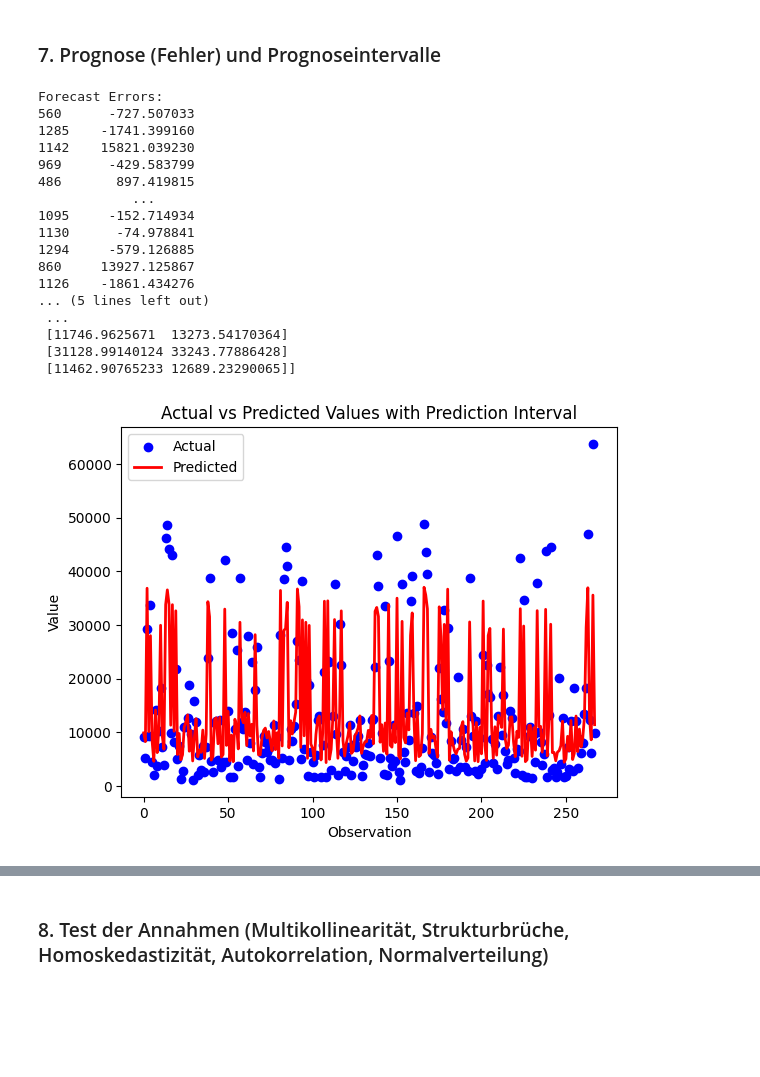
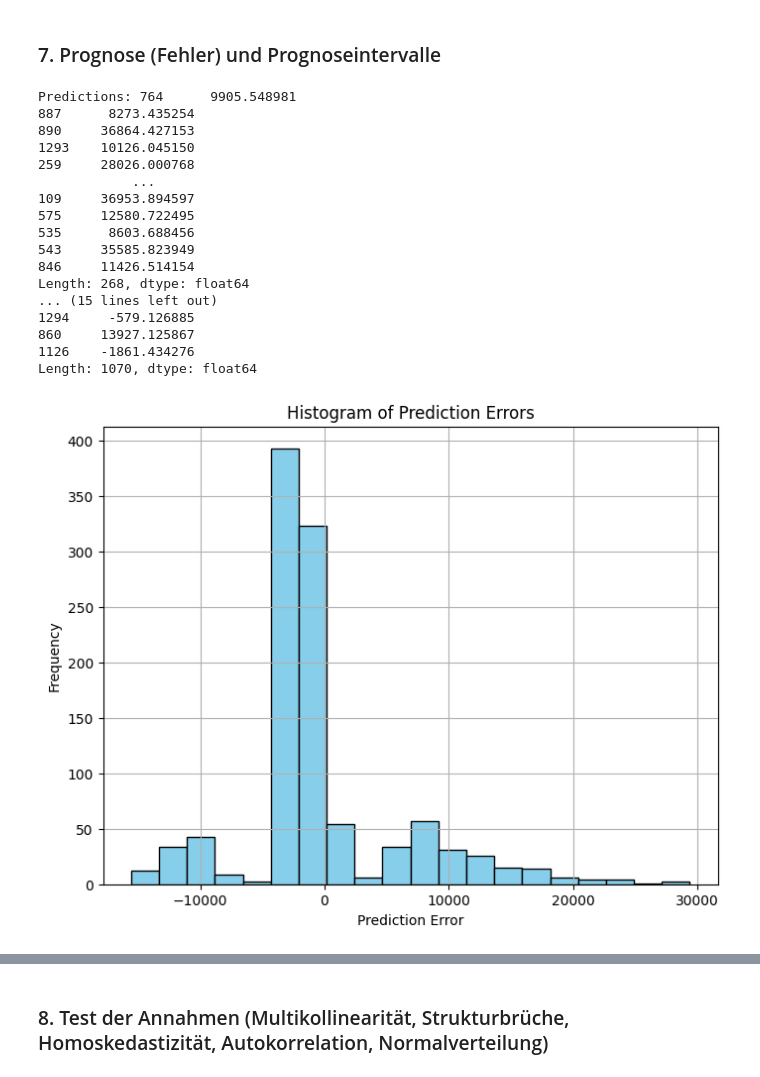
Before and after one commit to BrockherdeT/econometrics, a Jupyter notebook: shared_A2.ipynb, the cells around one changed output, grey strips where cells are left out. Drawn from its saved outputs; the diff is of its cells as text; code cells hidden in the pictures; blank space fills up the shorter version.

```diff
--- a/shared_A2.ipynb
+++ b/shared_A2.ipynb
@@ -571,7 +555,7 @@ P-value: 0.0
 ### 7. Prognose (Fehler) und Prognoseintervalle
 # %%
 # Calculate forecast errors
-forecast_errors = results.resid
+prediction_errors = results.resid
 
 # Calculate prediction intervals
 prediction_intervals = results.get_prediction().conf_int()
@@ -581,50 +565,40 @@ lower_bounds = prediction_intervals[:, 0]
 upper_bounds = prediction_intervals[:, 1]
 
 # Calculate the width of the prediction intervals
-interval_widths = upper_bounds - lower_bounds
+pred_ci = upper_bounds - lower_bounds
 
 # Print or further analyze forecast errors and prediction intervals as needed
-print("Forecast Errors:")
-print(forecast_errors)
-
-print("Prediction Intervals:")
-print(prediction_intervals)
+print("Predictions:", y_pred)
+print("Prediction Intervals:", prediction_intervals)
+print("Prediction Errors:", prediction_errors)
 # %% [output]
-Forecast Errors:
-560      -727.507033
-1285    -1741.399160
-1142    15821.039230
-969      -429.583799
-486       897.419815
+Predictions: 764      9905.548981
+887      8273.435254
+890     36864.427153
+1293    10126.045150
+259     28026.000768
             ...
-1095     -152.714934
-1130      -74.978841
+109     36953.894597
+575     12580.722495
+535      8603.688456
+543     35585.823949
+846     11426.514154
+Length: 268, dtype: float64
+... (15 lines left out)
 1294     -579.126885
 860     13927.125867
 1126    -1861.434276
-... (5 lines left out)
- ...
- [11746.9625671  13273.54170364]
- [31128.99140124 33243.77886428]
- [11462.90765233 12689.23290065]]
+Length: 1070, dtype: float64
-# %%
-import matplotlib.pyplot as plt
-
-# Plot the actual values
-plt.scatter(range(len(y_test)), y_test, color='blue', label='Actual')
-
-# Plot the predicted values
-plt.plot(range(len(y_test)), y_pred, color='red', linewidth=2, label='Predicted')
-
-# Add labels and title
-plt.xlabel('Observation')
-plt.ylabel('Value')
-plt.title('Actual vs Predicted Values with Prediction Interval')
-
-# Add legend
-plt.legend()
-
-# Show plot
-plt.show()
-# %% [output]
-[figure, removed]
+# %%
+import matplotlib.pyplot as plt
+
+# Plot histogram of prediction errors
+plt.figure(figsize=(8, 6))
+plt.hist(prediction_errors, bins=20, color='skyblue', edgecolor='black')
+plt.xlabel('Prediction Error')
+plt.ylabel('Frequency')
+plt.title('Histogram of Prediction Errors')
+plt.grid(True)
+plt.show()
+# %% [output]
+[figure, added]
```
Also changed, not shown: parts of 10 cells of this notebook, 1 other file.
